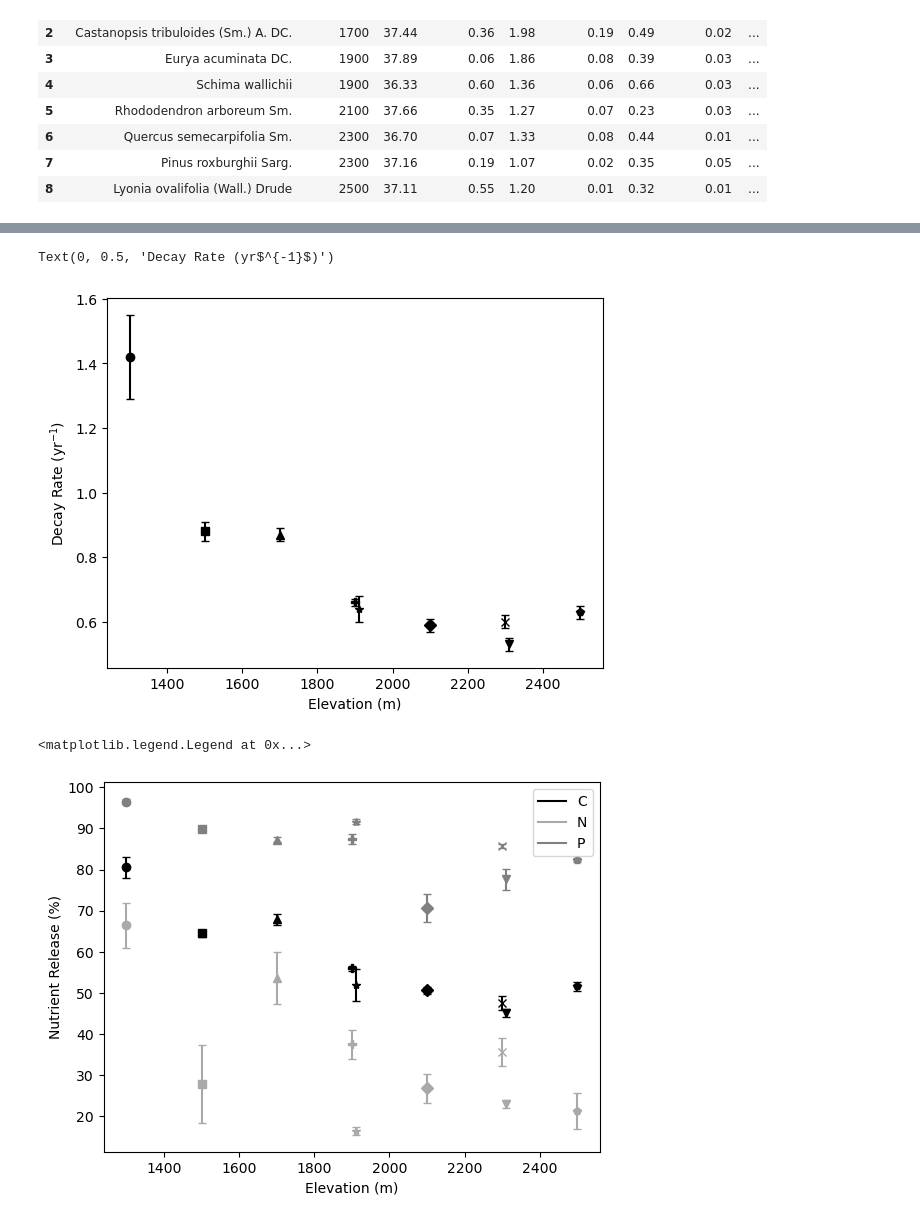
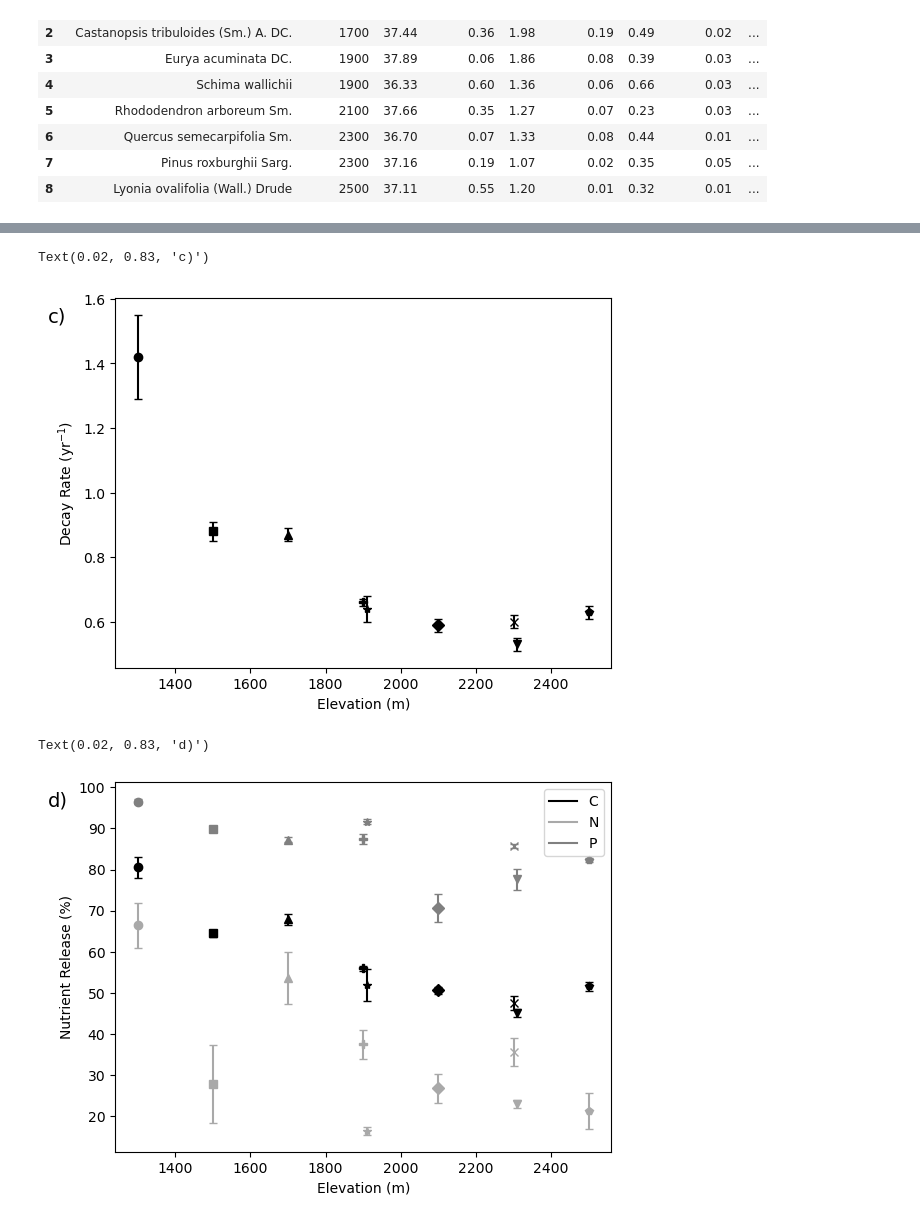
Before and after one commit to skip-skip/BiogeochemFin, a Jupyter notebook: Final.ipynb, the cells around one changed output, grey strips where cells are left out. Drawn from its saved outputs; the diff is of its cells as text; code cells hidden in the pictures.

```diff
--- a/Final.ipynb
+++ b/Final.ipynb
@@ -60,21 +60,3 @@ df
 | 6 | Quercus semecarpifolia Sm. | 2300 | 36.70 | 0.07 | 1.33 | 0.08 | 0.44 | 0.01 | ... |
 | 7 | Pinus roxburghii Sarg. | 2300 | 37.16 | 0.19 | 1.07 | 0.02 | 0.35 | 0.05 | ... |
 | 8 | Lyonia ovalifolia (Wall.) Drude | 2500 | 37.11 | 0.55 | 1.20 | 0.01 | 0.32 | 0.01 | ... |
-# %%
-markers = ('o','s','^','P','*','D','x','v','p')
-
-fig,ax = plt.subplots()
-ax2=ax.twinx()
-leg_el = []
-leg_name=[]
-
-for index, row in df.iterrows():
-
-    leg_el.append(ax.scatter([],[],color='black', marker=markers[index]))
-    leg_name.append(row['Tree species'].split()[0])
-
-#ax.scatter(df['elevation'], df['N'], color='gray', marker = 'o')
-#ax.scatter(df['elevation'], df['P'], color='lightgray', marker = 'o')
-#ax2.scatter(df['elevation'], df['C'], color='black', marker = 'o')
-
-ax.legend(leg_el, leg_name, loc='center')
@@ -142,4 +125,5 @@ ax.legend(leg_el, leg_name,bbox_to_anchor=(1.15, 1.0), loc='upper left')
 # %%
+# Decay rate
 
 fix,ax = plt.subplots()
 leg_el = []
@@ -157,40 +141,35 @@ for index, row in df.iterrows():
 
 ax.set_xlabel('Elevation (m)')
 ax.set_ylabel('Decay Rate (yr$^{-1}$)')
-
-#    ax.errorbar(row['elevation'], row['N'],yerr=row['N std. Err'],capsize=3, color='darkgray', marker=markers[index])
-#    ax.errorbar(row['elevation'], row['P'],yerr=row['P std. Err'],capsize=3, color='gray', marker=markers[index])
-
-#ax.scatter(df['elevation'], df['N'], color='gray', marker = 'o')
-#ax.scatter(df['elevation'], df['P'], color='lightgray', marker = 'o')
-#ax2.scatter(df['elevation'], df['C'], color='black', marker = 'o')
+plt.gcf().text(0.02, 0.83, 'c)', fontsize=14)
 # %% [output]
-Text(0, 0.5, 'Decay Rate (yr$^{-1}$)')
+Text(0.02, 0.83, 'c)')
-[figure, old version]
+[figure, new version]
 # %%
-# FINAL NUTRIENT LEVELS as PERCENT RELEASED
+# Final nutrient levels as percent released
 
 fix,ax = plt.subplots()
 leg_el = []
 leg_name=[]
 
 elev_prev = -1
 for index, row in df.iterrows():
     if elev_prev == row['elevation']:
         row['elevation'] += 10
     ax.errorbar(row['elevation'], row['C Release'],yerr=row['C rel std. err'],capsize=3, color='black', marker=markers[index])
     ax.errorbar(row['elevation'], row['N Release'],yerr=row['N rel std. err'],capsize=3, color='darkgray', marker=markers[index])
     ax.errorbar(row['elevation'], row['P Release'],yerr=row['P rel std. err'],capsize=3, color='gray', marker=markers[index])
     elev_prev = row['elevation']
 ax.set_xlabel('Elevation (m)')
 ax.set_ylabel('Nutrient Release (%)')
 leg_el.append(Line2D([0],[0],color='black'))
 leg_el.append(Line2D([0],[0],color='darkgray'))
 leg_el.append(Line2D([0],[0],color='gray'))
 leg_name.append('C')
 leg_name.append('N')
 leg_name.append('P')
 ax.legend(leg_el, leg_name)
+plt.gcf().text(0.02, 0.83, 'd)', fontsize=14)
 # %% [output]
-<matplotlib.legend.Legend at 0x...>
+Text(0.02, 0.83, 'd)')
-[figure, old version]
+[figure, new version]
```
Also changed, not shown: parts of 5 cells of this notebook.
